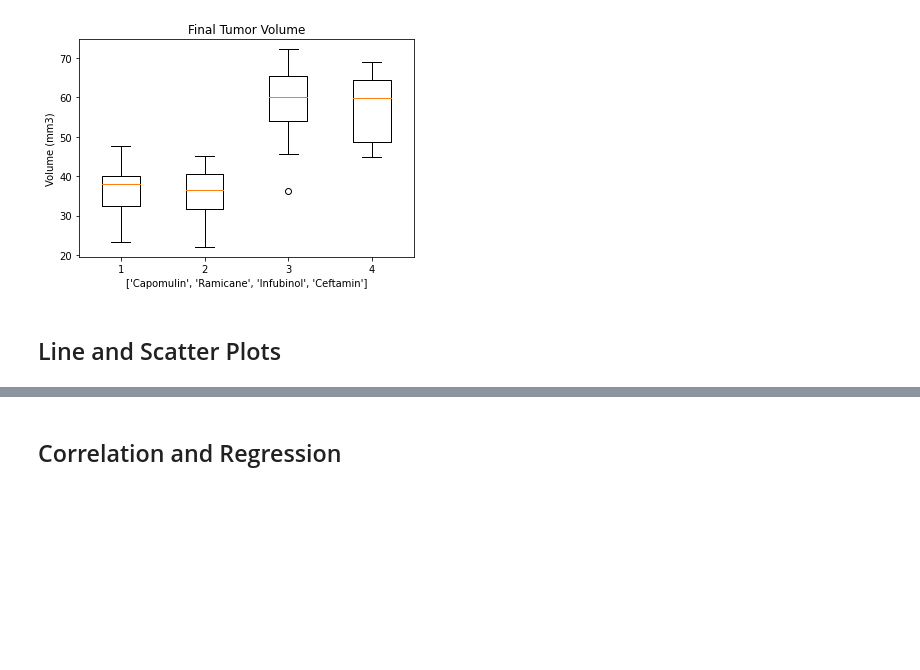
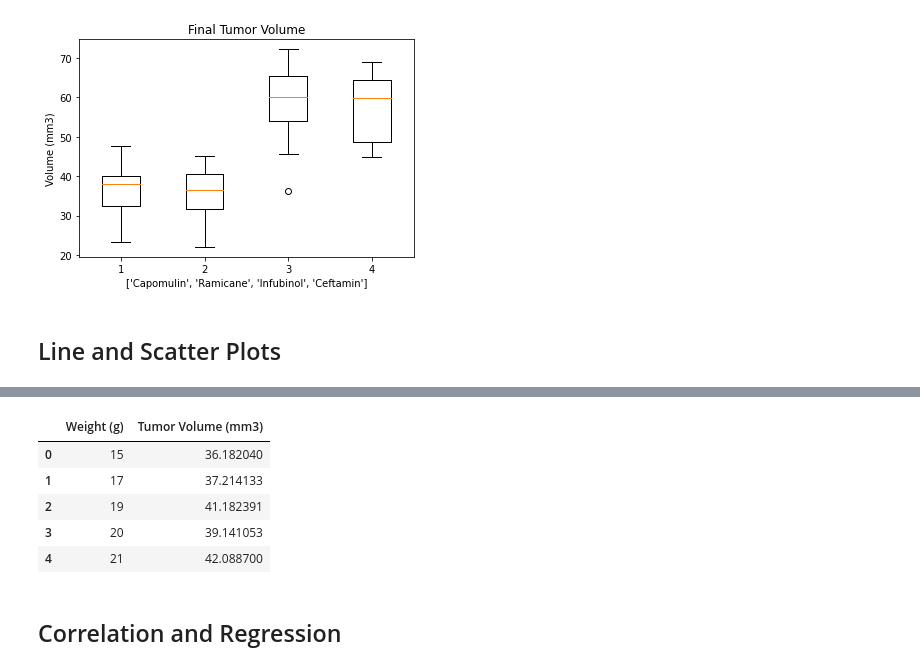
Before and after one commit to kioz-developer/matplotlib-challenge, a Jupyter notebook: pymaceuticals_starter.ipynb, the cells around one changed output, grey strips where cells are left out. Cells and saved outputs as stored; diff of their text form; code cells hidden in the pictures; blank space fills up the shorter version.

```diff
--- a/pymaceuticals_starter.ipynb
+++ b/pymaceuticals_starter.ipynb
@@ -297,3 +313,21 @@ plt.show()
+# %%
+# Generate a scatter plot of average tumor volume vs. mouse weight for the Capomulin regimen
+
+capomulin_weight = capomulin_data.groupby(["Weight (g)"])["Tumor Volume (mm3)"].mean().reset_index()
+
+capomulin_weight = capomulin_weight.sort_values(by="Weight (g)", ascending=True)
+capomulin_weight.head()
+
+capomulin_weight.plot(kind="scatter", x="Weight (g)", y="Tumor Volume (mm3)", grid=True, figsize=(8,8),
+              title="MPG Vs. Horsepower")
+#plt.show()
+# %% [output]
+|  | Weight (g) | Tumor Volume (mm3) |
+| 0 | 15 | 36.182040 |
+| 1 | 17 | 37.214133 |
+| 2 | 19 | 41.182391 |
+| 3 | 20 | 39.141053 |
+| 4 | 21 | 42.088700 |
 # %% [markdown]
 ## Correlation and Regression
 # %%
```
Also changed, not shown: parts of 4 cells of this notebook.
